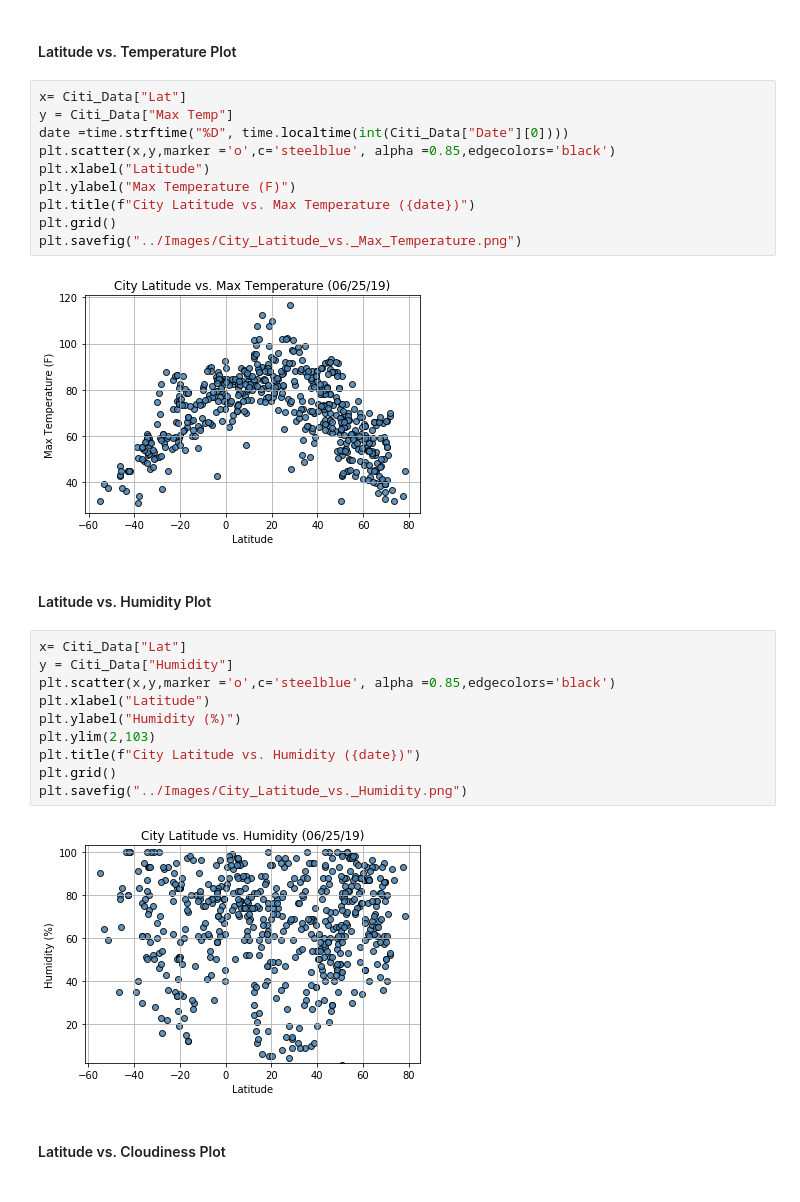
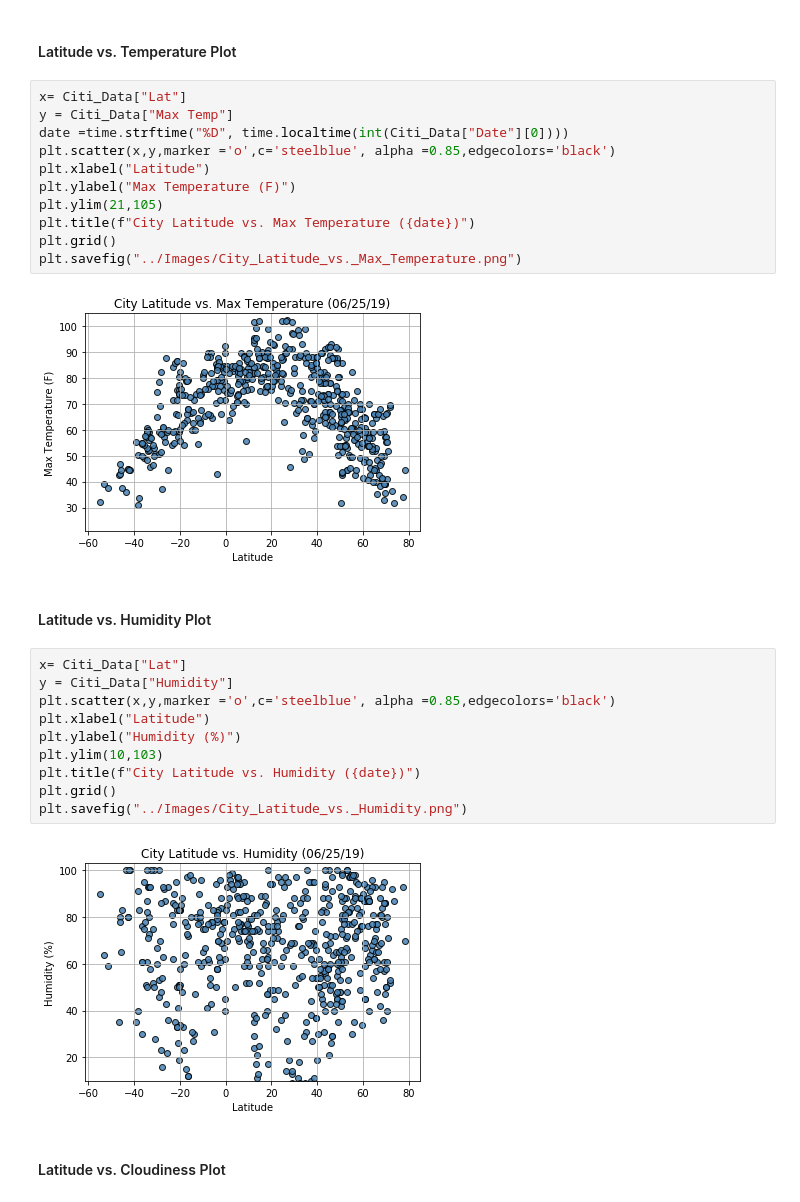
Before and after one commit to poojasheelvanth/WeatherPy-Using-Python-APIs, a Jupyter notebook: Weatherpy/WeatherPy.ipynb, the cells around one changed output. Saved outputs shown, nothing was run; the diff lists cells and outputs as text.

Commit message:
Modified ylim for plots

```diff
--- a/Weatherpy/WeatherPy.ipynb
+++ b/Weatherpy/WeatherPy.ipynb
@@ -148,15 +148,16 @@ Citi_Data.head()
 # %%
 x= Citi_Data["Lat"]
 y = Citi_Data["Max Temp"]
 date =time.strftime("%D", time.localtime(int(Citi_Data["Date"][0])))
 plt.scatter(x,y,marker ='o',c='steelblue', alpha =0.85,edgecolors='black')
 plt.xlabel("Latitude")
 plt.ylabel("Max Temperature (F)")
+plt.ylim(21,105)
 plt.title(f"City Latitude vs. Max Temperature ({date})")
 plt.grid()
 plt.savefig("../Images/City_Latitude_vs._Max_Temperature.png")
 # %% [output]
-[figure, old version]
+[figure, new version]
 # %% [markdown]
 #### Latitude vs. Humidity Plot
 # %%
@@ -165,12 +166,12 @@ y = Citi_Data["Humidity"]
 plt.scatter(x,y,marker ='o',c='steelblue', alpha =0.85,edgecolors='black')
 plt.xlabel("Latitude")
 plt.ylabel("Humidity (%)")
-plt.ylim(2,103)
+plt.ylim(10,103)
 plt.title(f"City Latitude vs. Humidity ({date})")
 plt.grid()
 plt.savefig("../Images/City_Latitude_vs._Humidity.png")
 # %% [output]
-[figure, old version]
+[figure, new version]
 # %% [markdown]
 #### Latitude vs. Cloudiness Plot
 # %%
```
Also changed, not shown: parts of 2 cells of this notebook, 4 other files.
